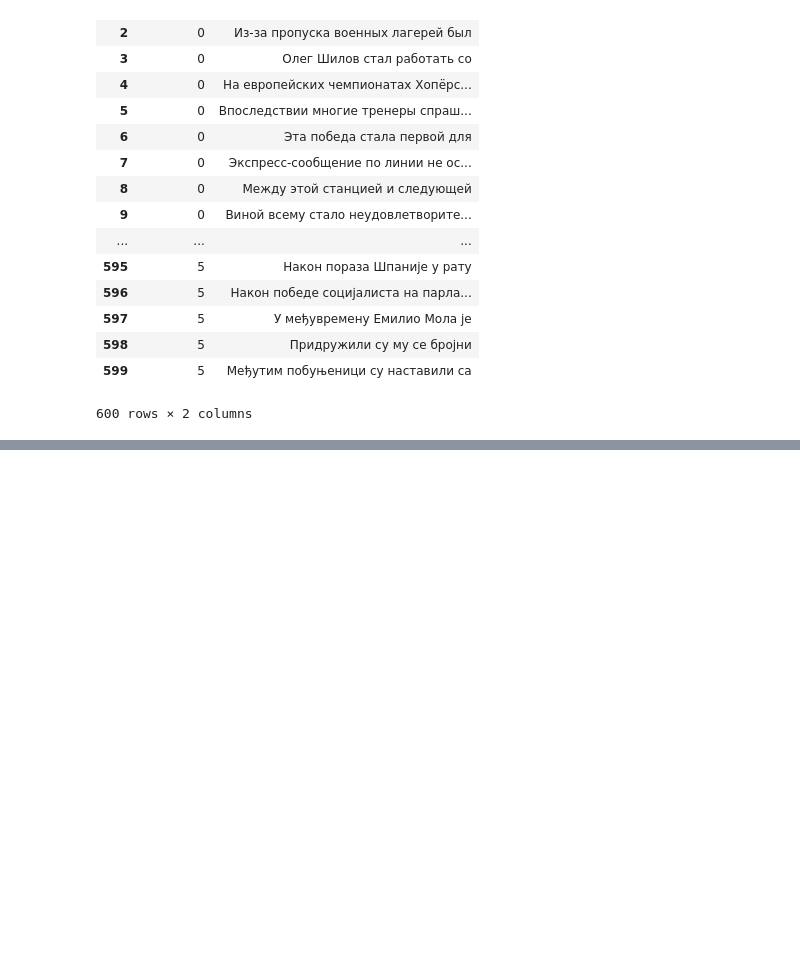
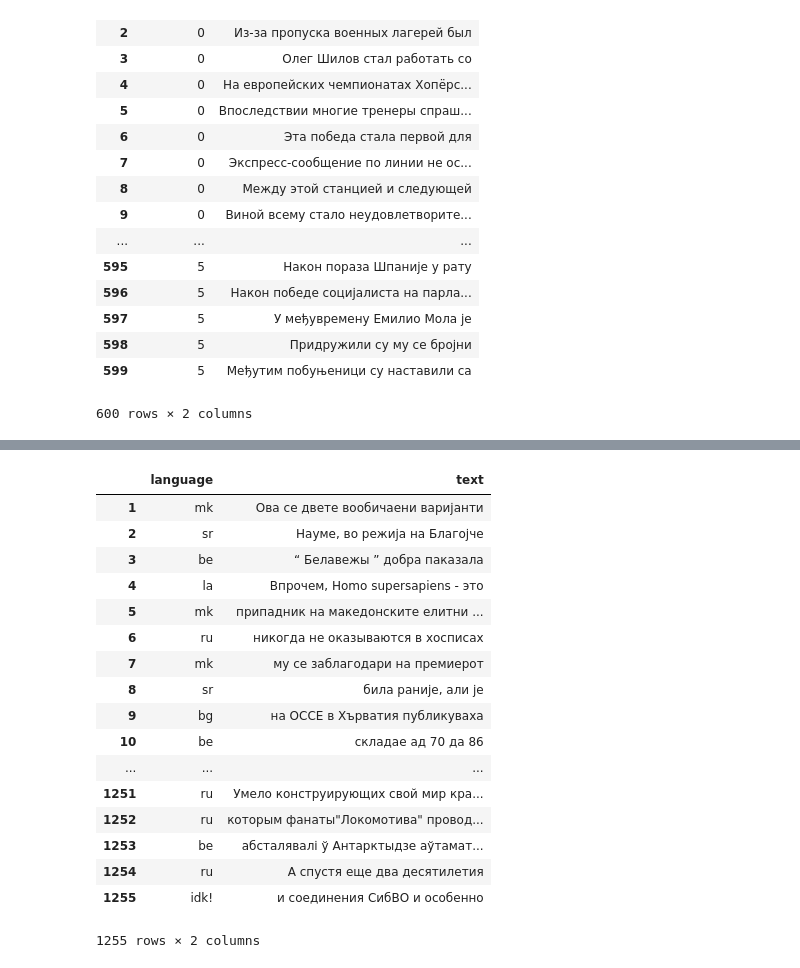
Before and after one commit to maloyan/NLPtasks, a Jupyter notebook: task2/Untitled.ipynb, the cells around one changed output, grey strips where cells are left out. Drawn from its saved outputs; the diff is of its cells as text; code cells hidden in the pictures; blank space fills up the shorter version.

```diff
--- a/task2/Untitled.ipynb
+++ b/task2/Untitled.ipynb
@@ -36,0 +56,29 @@ df
+# %%
+language.append("idk!")
+# %%
+X_test['language'] = language
+# %%
+X_test['text'] = X_test[0].apply(lambda x: x[:-1])
+# %%
+X_test = X_test.drop(labels=[0], axis=1)
+# %%
+X_test
+# %% [output]
+|  | language | text |
+| 1 | mk | Ова се двете вообичаени варијанти |
+| 2 | sr | Науме, во режија на Благојче |
+| 3 | be | “ Белавежы ” добра паказала |
+| 4 | la | Впрочем, Homo supersapiens - это |
+| 5 | mk | припадник на македонските елитни ... |
+| 6 | ru | никогда не оказываются в хосписах |
+| 7 | mk | му се заблагодари на премиерот |
+| 8 | sr | била раније, али је |
+| 9 | bg | на ОССЕ в Хърватия публикуваха |
+| 10 | be | складае ад 70 да 86 |
+| ... | ... | ... |
+| 1251 | ru | Умело конструирующих свой мир кра... |
+| 1252 | ru | которым фанаты"Локомотива" провод... |
+| 1253 | be | абсталявалі ў Антарктыдзе аўтамат... |
+| 1254 | ru | А спустя еще два десятилетия |
+| 1255 | idk! | и соединения СибВО и особенно |
+1255 rows × 2 columns
```
Also changed, not shown: parts of 6 cells of this notebook, 1 other file.
